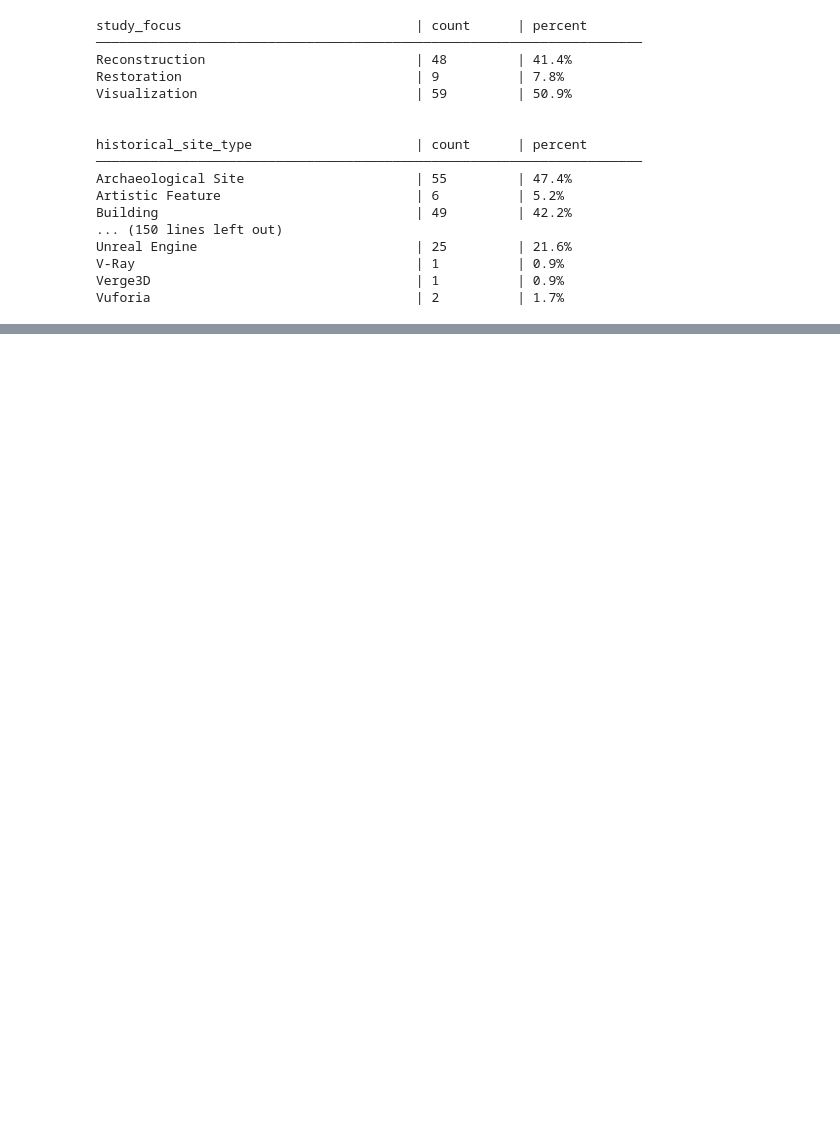
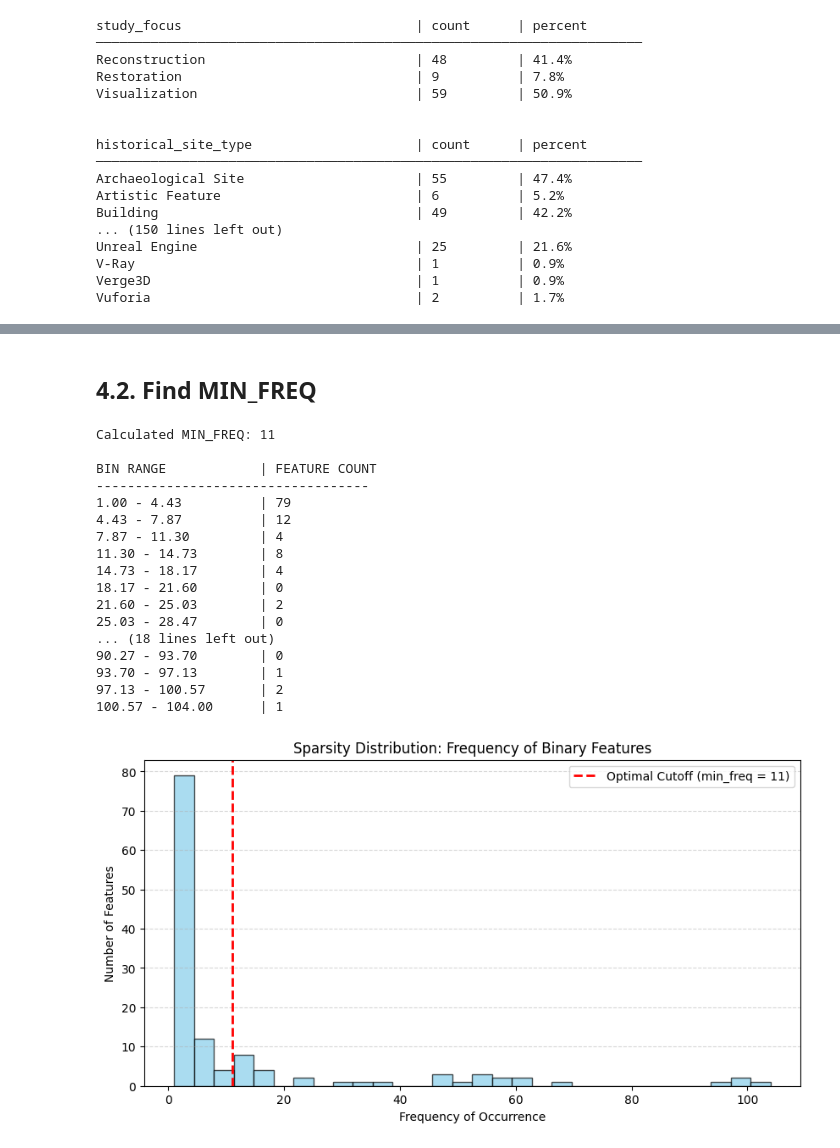
Before and after one commit to KeremDUZENLI/python-sklearn-machine-learning, a Jupyter notebook: main2.ipynb, the cells around one changed output, grey strips where cells are left out. Saved outputs shown, nothing was run; the diff lists cells and outputs as text; code cells hidden in the pictures; blank space fills up the shorter version.

```diff
--- a/main2.ipynb
+++ b/main2.ipynb
@@ -39,18 +53,13 @@ df.loc[len(df)] = my_project
 # %%
 def get_multi_value_columns(df):
-    multi_value_cols = []
+    multi_value_columns = []
 
     for col in df.columns:
         if df[col].dropna().astype(str).str.contains(";").any():
-            multi_value_cols.append(col)
+            multi_value_columns.append(col)
 
-    return multi_value_cols
+    return multi_value_columns
 
 
-def tokenize_columns(df, columns_to_tokenize):
-    for col in columns_to_tokenize:
-        df[col] = df[col].fillna("").apply(
-            lambda x: [item.strip() for item in str(x).split(";") if item.strip()]
-        )
-
-    return df
+multi_value_columns = get_multi_value_columns(df)
+print(*multi_value_columns, sep="\n")
@@ -177,0 +388,64 @@ Vuforia                                  | 2          | 1.7%
+# %% [markdown]
+## 4.2. Find MIN_FREQ
+# %%
+def calculate_optimal_min_freq(frequencies, bins=30):
+    counts, bin_edges = np.histogram(frequencies, bins=bins)
+
+    trough_idx = 0
+    for i in range(1, len(counts) - 1):
+        if counts[i] <= counts[i-1] and counts[i] < counts[i+1]:
+            trough_idx = i
+            break
+
+    return int(round(bin_edges[trough_idx + 1]))
+
+
+def plot_sparsity_distribution(frequencies, threshold, bins=30):
+    plt.figure(figsize=(10, 5))
+    n, bin_edges, _ = plt.hist(frequencies, bins=bins, color='skyblue', edgecolor='black', alpha=0.7)
+
+    plt.axvline(x=threshold, color='red', linestyle='--', linewidth=2, label=f'Optimal Cutoff (min_freq = {threshold})')
+    plt.title("Sparsity Distribution: Frequency of Binary Features")
+    plt.xlabel("Frequency of Occurrence")
+    plt.ylabel("Number of Features")
+    plt.legend()
+    plt.grid(axis='y', linestyle='--', alpha=0.5)
+
+    print(f"\n{'BIN RANGE':<20} | {'FEATURE COUNT'}")
+    print("-" * 35)
+    for i in range(len(n)):
+        bin_label = f"{bin_edges[i]:.2f} - {bin_edges[i+1]:.2f}"
+        print(f"{bin_label:<20} | {int(n[i])}")
+    print("\n")
+
+    return plt
+
+
+feature_frequencies = df_binary.sum()
+
+MIN_FREQ = calculate_optimal_min_freq(feature_frequencies)
+print(f"Calculated MIN_FREQ: {MIN_FREQ}")
+
+PATH_PLOT_SPARSITY = 'data/SPARSITY.png'
+plt_sparsity = plot_sparsity_distribution(feature_frequencies, MIN_FREQ)
+plt_sparsity.savefig(PATH_PLOT_SPARSITY)
+plt_sparsity.show()
+# %% [output]
+Calculated MIN_FREQ: 11
+
+BIN RANGE            | FEATURE COUNT
+-----------------------------------
+1.00 - 4.43          | 79
+4.43 - 7.87          | 12
+7.87 - 11.30         | 4
+11.30 - 14.73        | 8
+14.73 - 18.17        | 4
+18.17 - 21.60        | 0
+21.60 - 25.03        | 2
+25.03 - 28.47        | 0
+... (18 lines left out)
+90.27 - 93.70        | 0
+93.70 - 97.13        | 1
+97.13 - 100.57       | 2
+100.57 - 104.00      | 1
+[figure, added]
```
Also changed, not shown: parts of 32 cells of this notebook, 1 other file.
